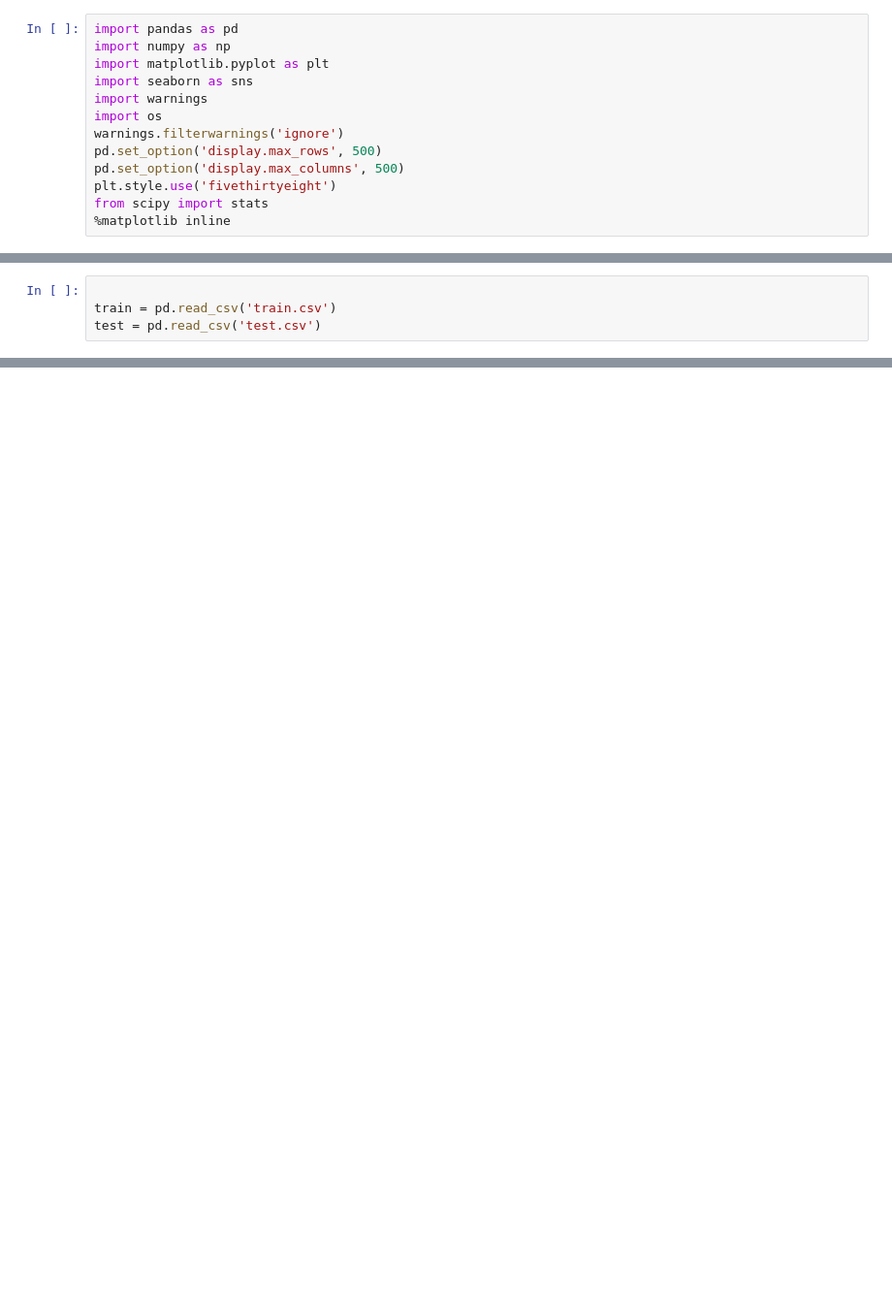
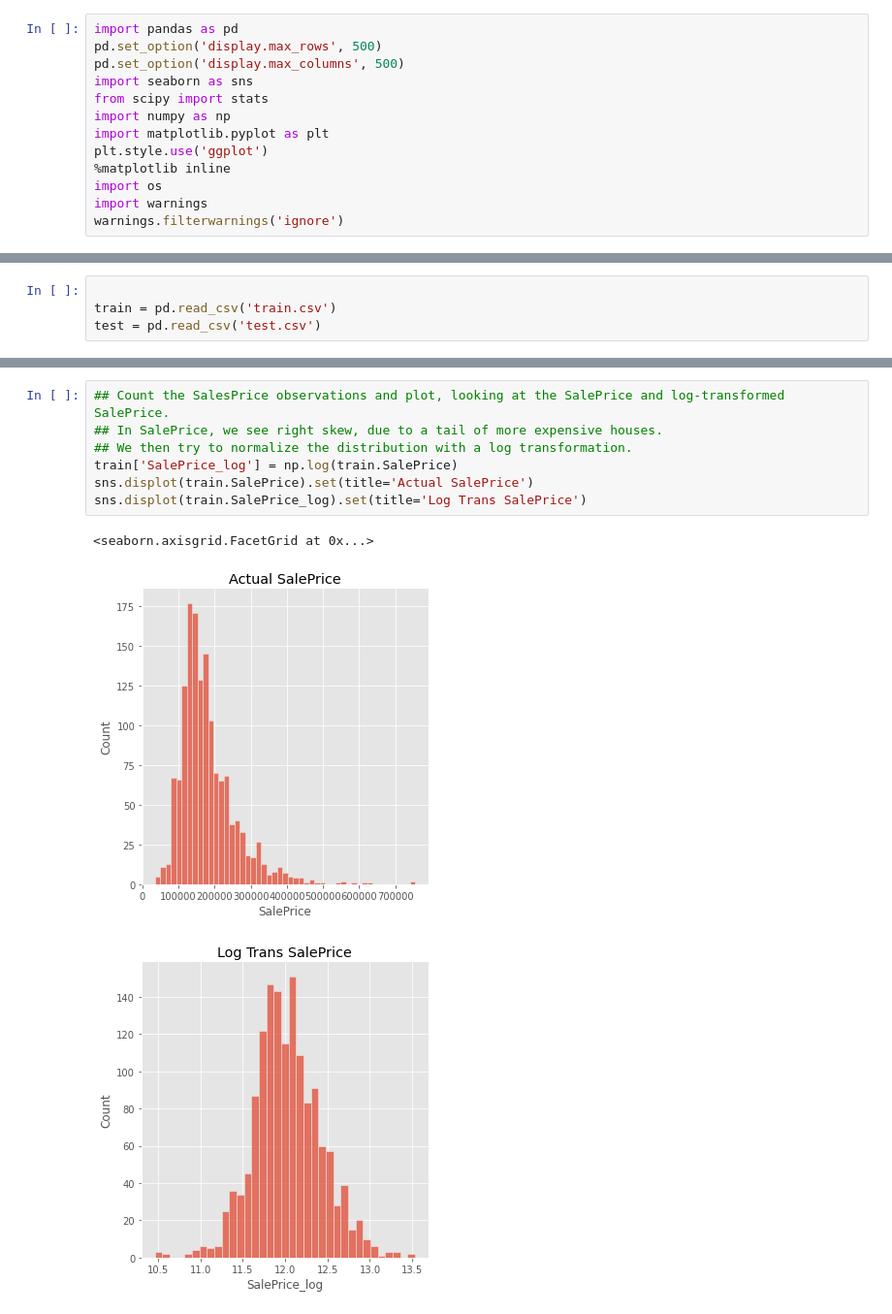
Before and after one commit to cgoeser1/MSDS422_course_assignments, a Jupyter notebook: AmesHousing(2021SEP24).ipynb, the cells around one changed output, grey strips where cells are left out. Shown at 97% size. Saved outputs shown, nothing was run; the diff lists cells and outputs as text; blank space fills up the shorter version.

```diff
--- a/AmesHousing(2021SEP24).ipynb
+++ b/AmesHousing(2021SEP24).ipynb
@@ -3,13 +23,13 @@
 # %%
 import pandas as pd
+pd.set_option('display.max_rows', 500)
+pd.set_option('display.max_columns', 500)
+import seaborn as sns
+from scipy import stats
 import numpy as np
 import matplotlib.pyplot as plt
-import seaborn as sns
+plt.style.use('ggplot')
+%matplotlib inline
+import os
 import warnings
-import os
 warnings.filterwarnings('ignore')
-pd.set_option('display.max_rows', 500)
-pd.set_option('display.max_columns', 500)
-plt.style.use('fivethirtyeight')
-from scipy import stats
-%matplotlib inline
@@ -129,0 +109,11 @@ KeyError: ignored
+# %%
+## Count the SalesPrice observations and plot, looking at the SalePrice and log-transformed SalePrice.
+## In SalePrice, we see right skew, due to a tail of more expensive houses.
+## We then try to normalize the distribution with a log transformation.
+train['SalePrice_log'] = np.log(train.SalePrice)
+sns.displot(train.SalePrice).set(title='Actual SalePrice')
+sns.displot(train.SalePrice_log).set(title='Log Trans SalePrice')
+# %% [output]
+<seaborn.axisgrid.FacetGrid at 0x...>
+[figure, added]
+[figure, added]
```
Also changed, not shown: parts of 76 cells of this notebook.
